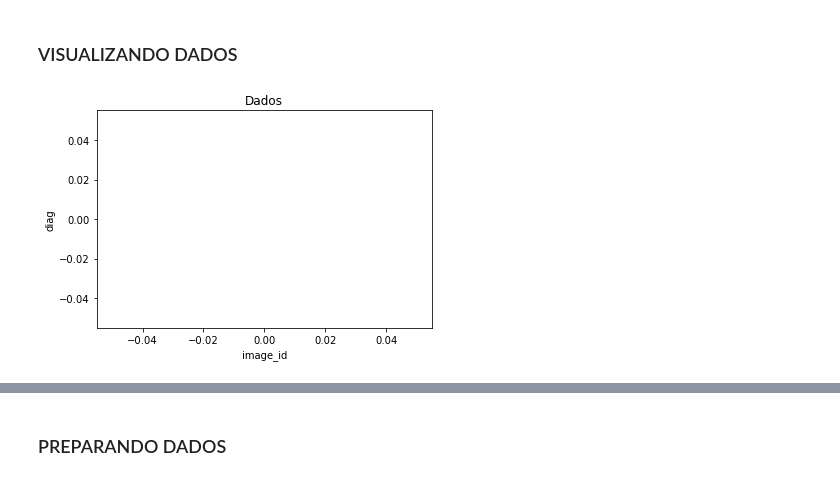
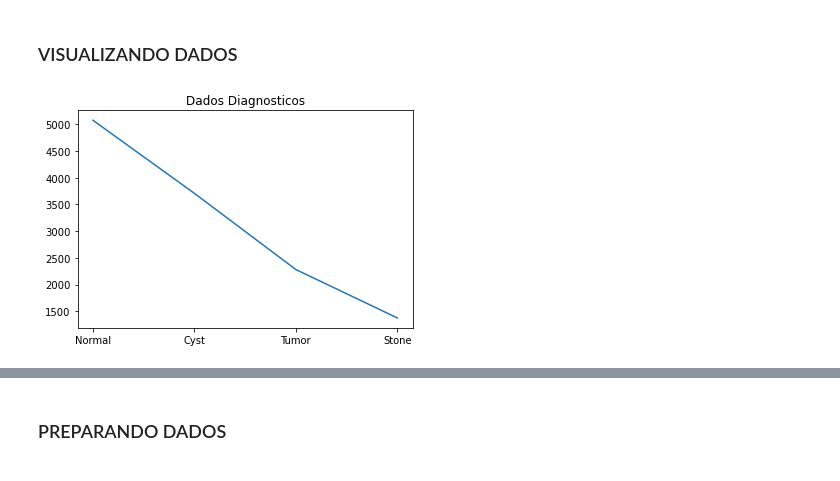
Before and after one commit to LucasDoux/DataScience, a Jupyter notebook: StonesTumografy_DATES/StoneDates.ipynb, the cells around one changed output, grey strips where cells are left out. Cells and saved outputs as stored; diff of their text form; code cells hidden in the pictures.

Commit message:
Add graphics representation

```diff
--- a/StonesTumografy_DATES/StoneDates.ipynb
+++ b/StonesTumografy_DATES/StoneDates.ipynb
@@ -73,14 +74,21 @@ Name: diag, dtype: int64
 # %% [markdown]
 ### VISUALIZANDO DADOS
 # %%
-df_dados_c1 = df_dados[df_dados['image_id'] == 'C1']
-df_dados_c2 = df_dados[df_dados['diag'] == 'C2']
+df_dados_c1 = df_dados[df_dados['target'] == 'C1']
+#df_dados_c2 = df_dados[df_dados['target'] == 'C2']
 
-plt.scatter(df_dados_c1['image_id'].array,df_dados_c1['image_id'].array,color='blue')
-plt.scatter(df_dados_c2['diag'].array,df_dados_c2['diag'].array,color='red')
-plt.title('Dados')
-plt.xlabel('image_id')
-plt.ylabel('diag')
+plt.scatter(df_dados_c1['target'].array,df_dados_c1['target'].array,color='blue')
+#plt.scatter(df_dados_c2['target'].array,df_dados_c2['target'].array,color='red')
+plt.title('Dados diagnosticos')
+plt.xlabel('target')
+#plt.ylabel('target')
 plt.show()
-# %% [output]
-[figure, removed]
+# %%
+x = ["Normal", "Cyst","Tumor","Stone"]
+y = [5077,3709,2283,1377]
+plt.title('Dados Diagnosticos')
+plt.plot(x, y)
+
+plt.show()
+# %% [output]
+[figure, added]
```
Also changed, not shown: parts of 4 cells of this notebook.
